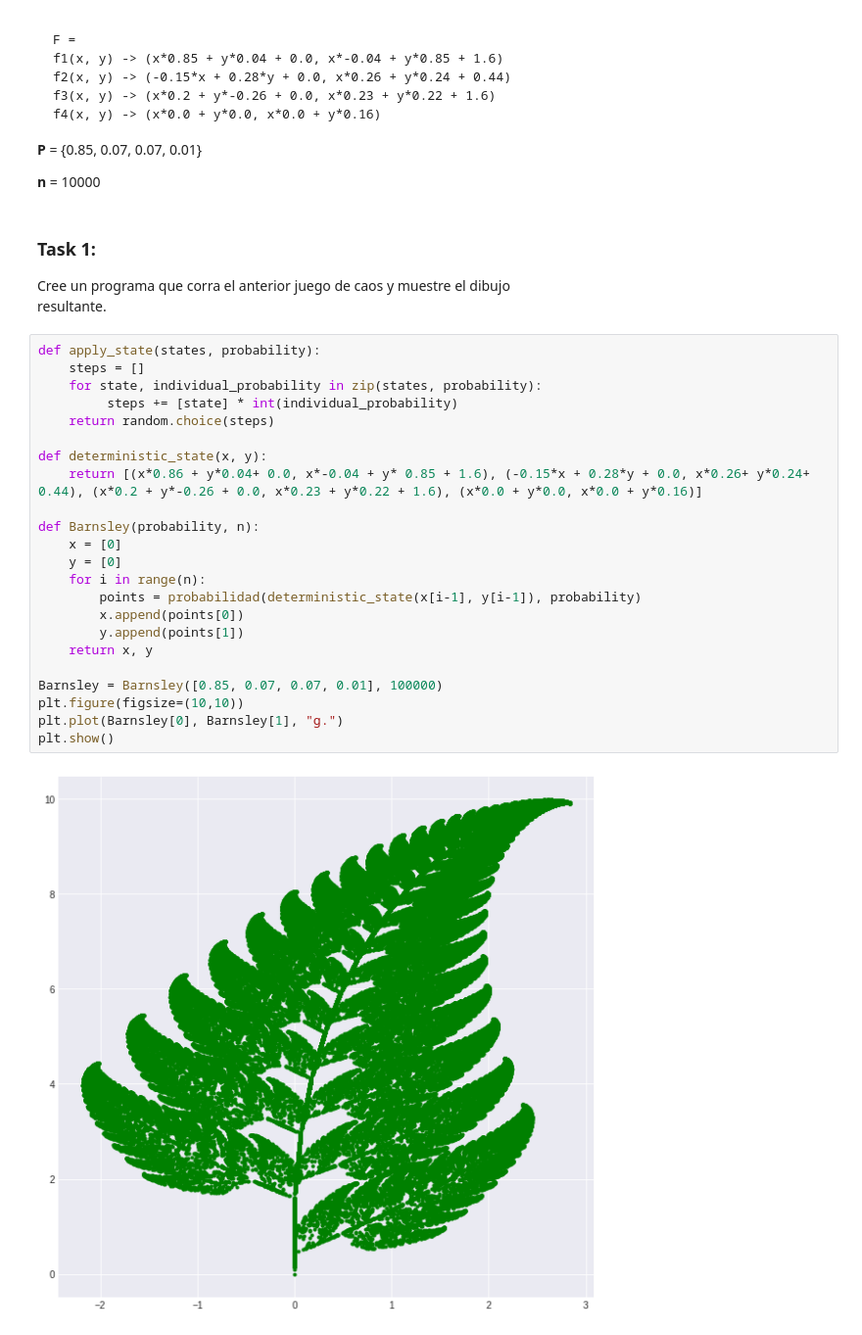
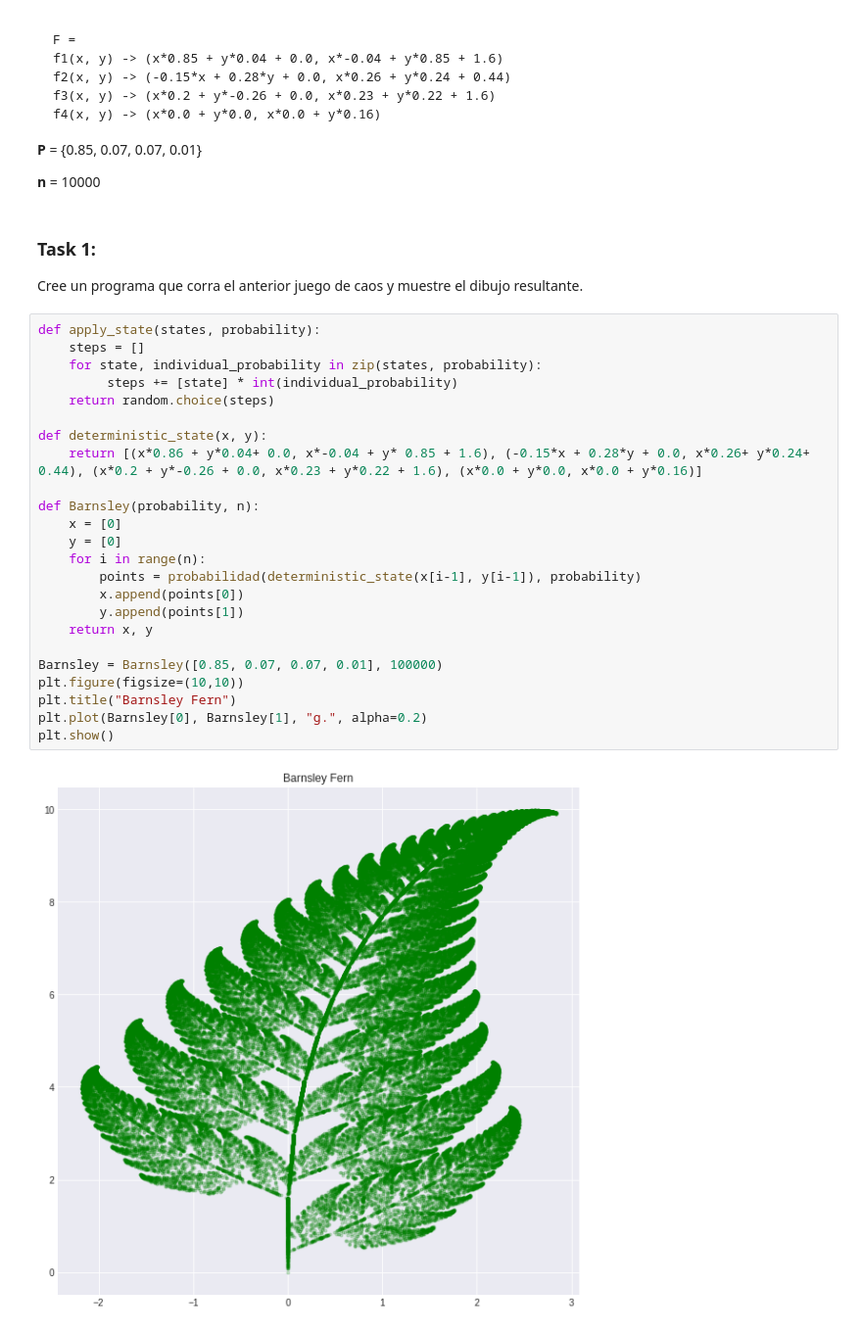
Before and after one commit to dieterdewit/ModSim_Mini1, a Jupyter notebook: Mini1 - Dieter de Wit.ipynb, the cells around one changed output. Shown: that part at 98% size. Drawn from its saved outputs; the diff is of its cells as text.

Commit message:
Apply changes to graphs and exersice 3 instructions

```diff
--- a/Mini1 - Dieter de Wit.ipynb
+++ b/Mini1 - Dieter de Wit.ipynb
@@ -95,30 +96,30 @@ f4(x, y) -> (x*0.0 + y*0.0, x*0.0 + y*0.16)
 # %% [markdown]
 ### Task 1:
 
-Cree	un	programa	que	corra	el	anterior	juego	de	caos	y		muestre	el	dibujo
-resultante.
+Cree	un	programa	que	corra	el	anterior	juego	de	caos	y		muestre	el	dibujo	resultante.
 # %%
 def apply_state(states, probability):
     steps = []
     for state, individual_probability in zip(states, probability):
          steps += [state] * int(individual_probability)
     return random.choice(steps)
 
 def deterministic_state(x, y):
     return [(x*0.86 + y*0.04+ 0.0, x*-0.04 + y* 0.85 + 1.6), (-0.15*x + 0.28*y + 0.0, x*0.26+ y*0.24+ 0.44), (x*0.2 + y*-0.26 + 0.0, x*0.23 + y*0.22 + 1.6), (x*0.0 + y*0.0, x*0.0 + y*0.16)]
 
 def Barnsley(probability, n):
     x = [0]
     y = [0]
     for i in range(n):
         points = probabilidad(deterministic_state(x[i-1], y[i-1]), probability)
         x.append(points[0])
         y.append(points[1])
     return x, y
 
 Barnsley = Barnsley([0.85, 0.07, 0.07, 0.01], 100000)
 plt.figure(figsize=(10,10))
-plt.plot(Barnsley[0], Barnsley[1], "g.")
+plt.title("Barnsley Fern")
+plt.plot(Barnsley[0], Barnsley[1], "g.", alpha=0.2)
 plt.show()
 # %% [output]
-[figure, old version]
+[figure, new version]
```
Also changed, not shown: parts of 5 cells of this notebook.
